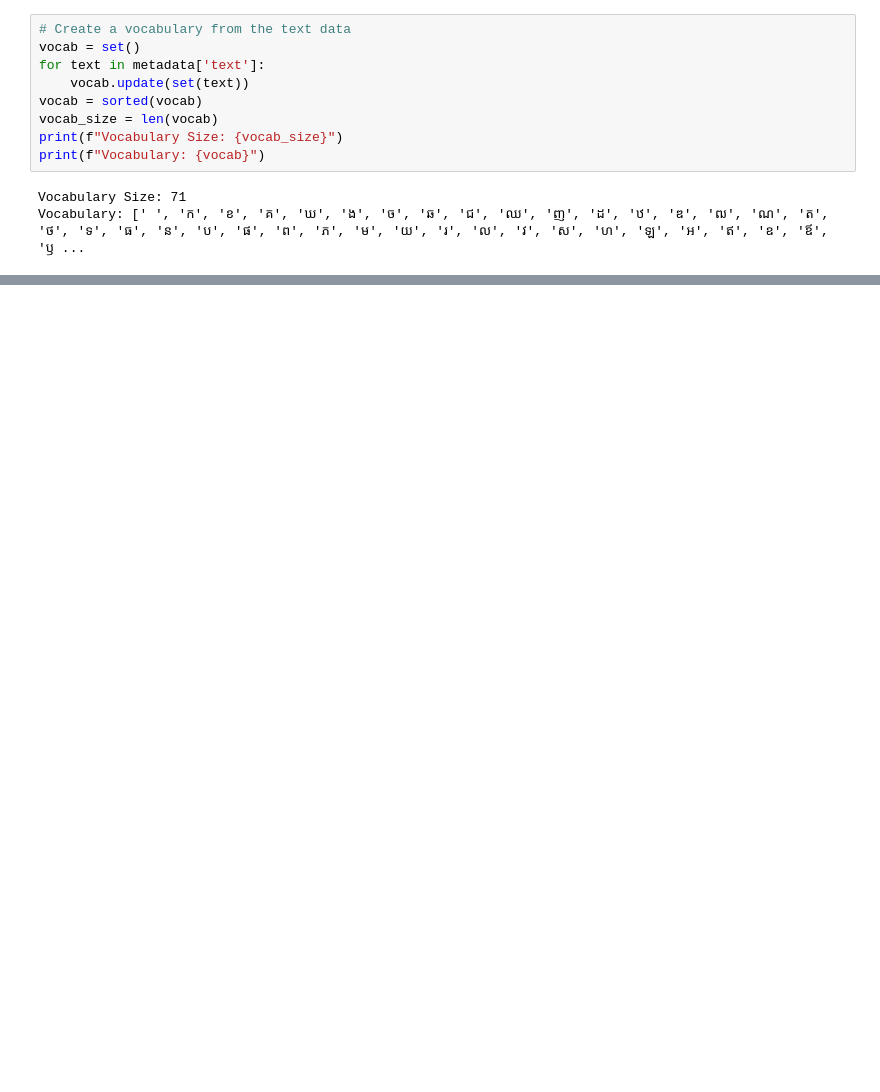
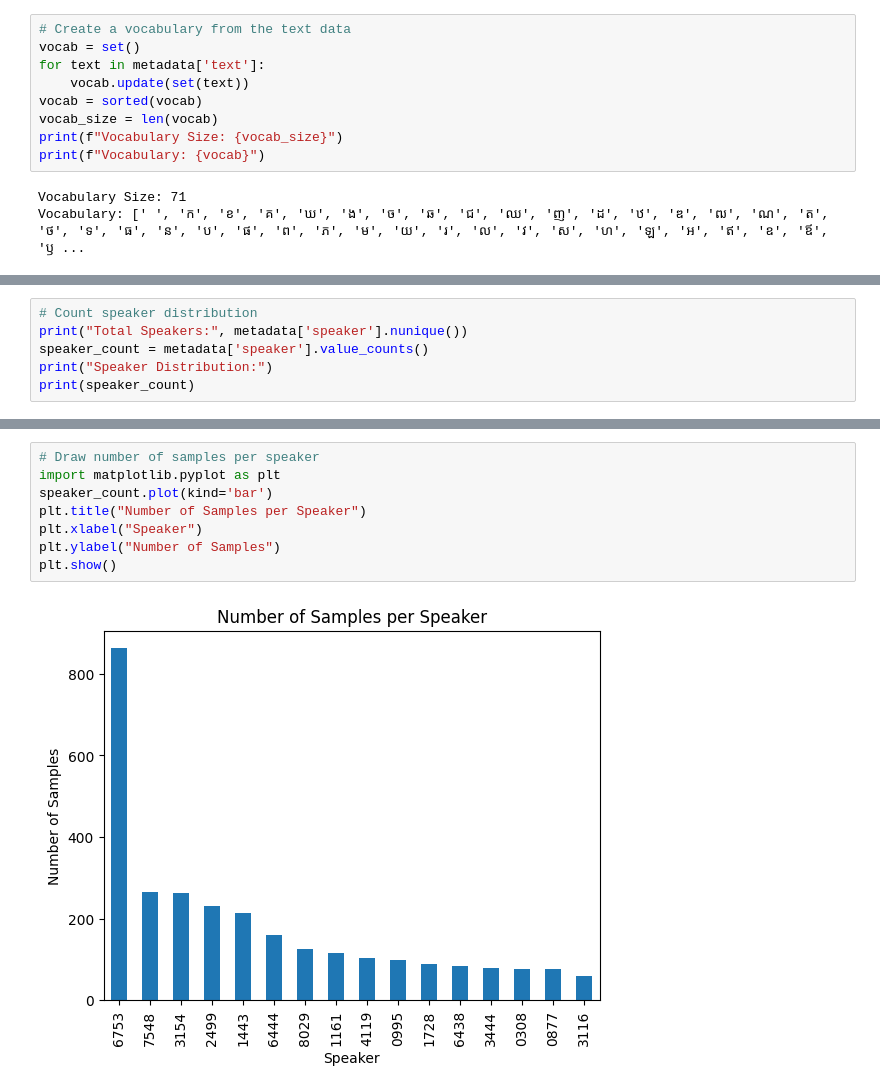
Before and after one commit to maohieng/Tacotron2-Khmer, a Jupyter notebook: data_preprocessing/dataset2.ipynb, the cells around one changed output, grey strips where cells are left out. Cells and saved outputs as stored; diff of their text form; blank space fills up the shorter version.

```diff
--- a/data_preprocessing/dataset2.ipynb
+++ b/data_preprocessing/dataset2.ipynb
@@ -99,0 +124,6 @@ Vocabulary: [' ', 'ក', 'ខ', 'គ', 'ឃ', 'ង', 'ច', 'ឆ', 'ជ', 'ឈ',
+# %%
+# Count speaker distribution
+print("Total Speakers:", metadata['speaker'].nunique())
+speaker_count = metadata['speaker'].value_counts()
+print("Speaker Distribution:")
+print(speaker_count)
@@ -99,0 +151,10 @@ Vocabulary: [' ', 'ក', 'ខ', 'គ', 'ឃ', 'ង', 'ច', 'ឆ', 'ជ', 'ឈ',
+# %%
+# Draw number of samples per speaker
+import matplotlib.pyplot as plt
+speaker_count.plot(kind='bar')
+plt.title("Number of Samples per Speaker")
+plt.xlabel("Speaker")
+plt.ylabel("Number of Samples")
+plt.show()
+# %% [output]
+[figure, added]
```
Also changed, not shown: parts of 20 cells of this notebook, 3 other files.
